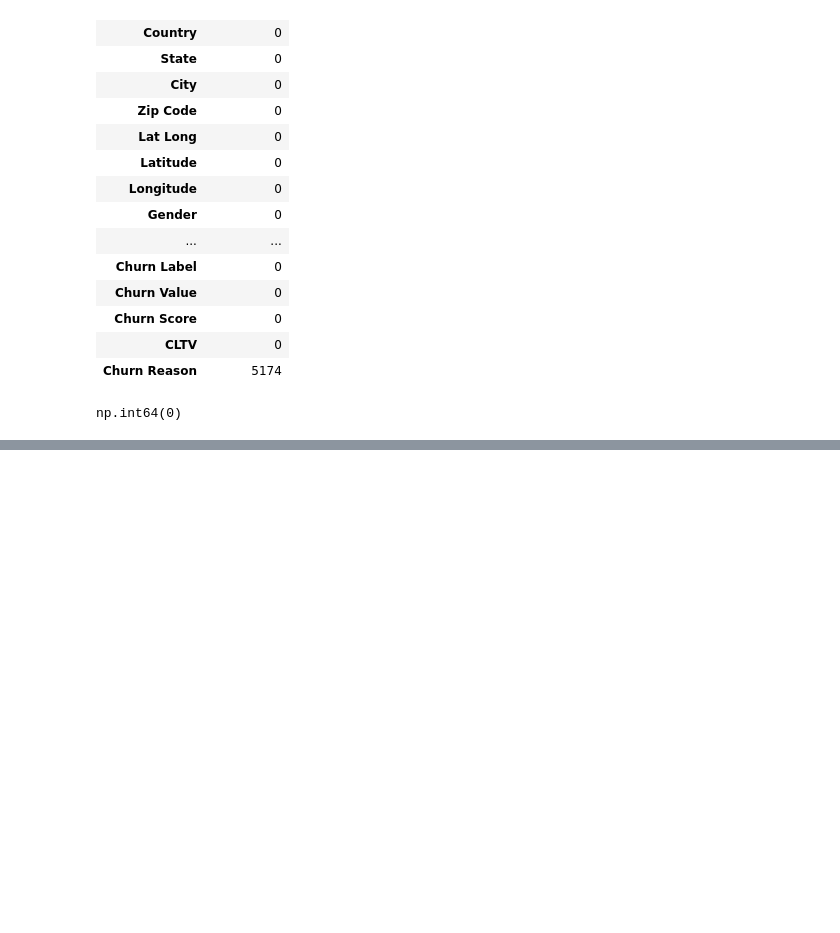
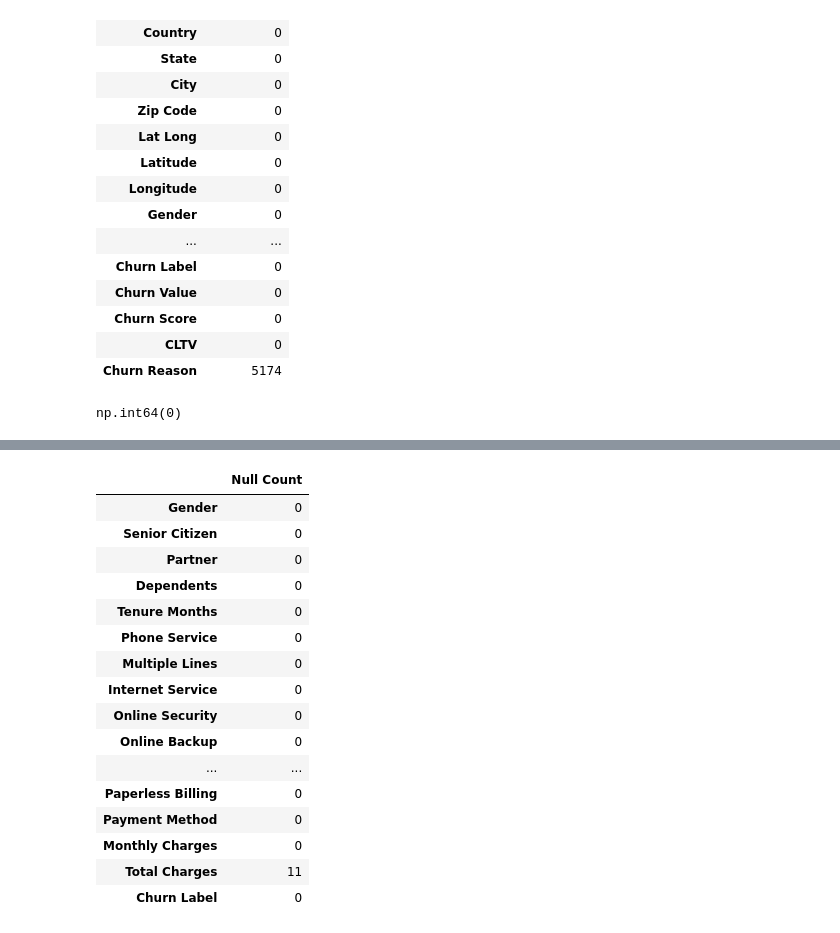
Before and after one commit to Gayathri-Gopalsamy/customer-churn-prediction-ml, a Jupyter notebook: Telco_customer_churn_prediction.ipynb, the cells around one changed output, grey strips where cells are left out. Saved outputs shown, nothing was run; the diff lists cells and outputs as text; code cells hidden in the pictures; blank space fills up the shorter version.

```diff
--- a/Telco_customer_churn_prediction.ipynb
+++ b/Telco_customer_churn_prediction.ipynb
@@ -102,0 +174,20 @@ np.int64(0)
+# %%
+df.isnull().sum().to_frame(name = "Null Count")
+# %% [output]
+|  | Null Count |
+| Gender | 0 |
+| Senior Citizen | 0 |
+| Partner | 0 |
+| Dependents | 0 |
+| Tenure Months | 0 |
+| Phone Service | 0 |
+| Multiple Lines | 0 |
+| Internet Service | 0 |
+| Online Security | 0 |
+| Online Backup | 0 |
+| ... | ... |
+| Paperless Billing | 0 |
+| Payment Method | 0 |
+| Monthly Charges | 0 |
+| Total Charges | 11 |
+| Churn Label | 0 |
```
Also changed, not shown: parts of 20 cells of this notebook.
